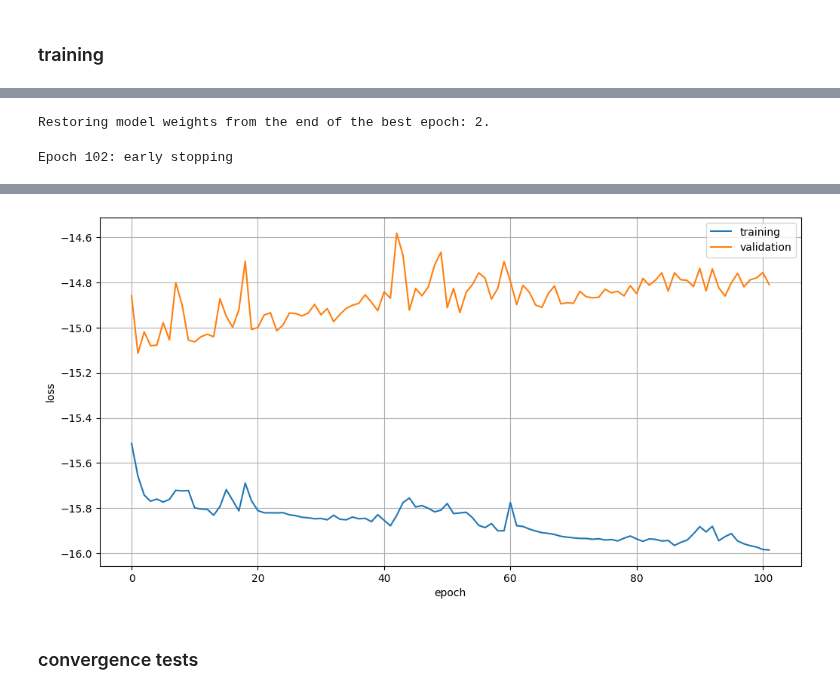
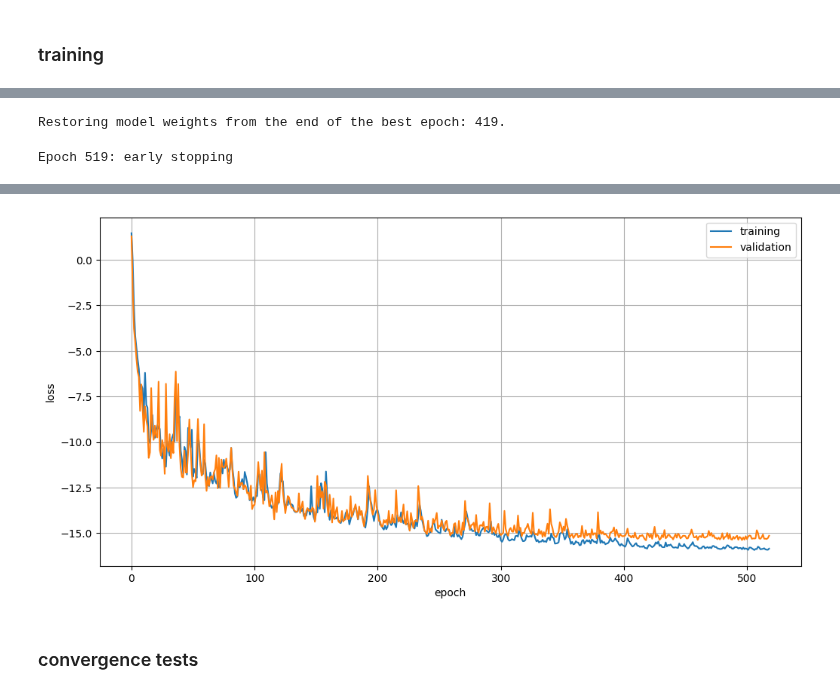
Before and after one commit to des-science/multiprobe-simulation-inference, a Jupyter notebook: notebooks/gmm_network.ipynb, the cells around one changed output, grey strips where cells are left out. Cells and saved outputs as stored; diff of their text form; code cells hidden in the pictures.

```diff
--- a/notebooks/gmm_network.ipynb
+++ b/notebooks/gmm_network.ipynb
@@ -36,12 +36,12 @@ conf = files.load_config("/global/homes/a/athomsen/multiprobe-simulation-forward
 base_dir = "/pscratch/sd/a/athomsen/run_files/v6/lensing_only"
 
 # delta loss
-# model_dir = "delta/2024-01-12_19-35-59_resnet_vanilla"
+model_dir = "delta/2024-01-12_19-35-59_resnet_vanilla"
 
 # likelihood loss
-model_dir = "likelihood/2024-01-22_05-29-26_resnet_vanilla"
+# model_dir = "likelihood/2024-01-22_05-29-26_resnet_vanilla"
 
-n_steps = 80000
+n_steps = 200000
 params = ["Om", "s8", "w0", "Aia", "n_Aia"]
 # %% [markdown]
 #### clustering only
@@ -57,5 +69,5 @@ fidu_preds, grid_preds, grid_cosmos, file_dict = preprocessing.get_reshaped_netw
 
 # output directory and file names
 out_dir = os.path.join(base_dir, model_dir)
-label = f"{n_steps}_gmm"
+label = f"{n_steps}_steps"
 # %% [output]
@@ -114,7 +126,7 @@ model.fit(
     learning_rate_min=1e-6,
     # early stopping
     n_patience_epochs=100,
-    min_delta=0.01,
+    min_delta=0.001,
     save_model=True,
 )
 # %% [output]
@@ -122,2 +134,2 @@ model.fit(
-Restoring model weights from the end of the best epoch: 2.
+Restoring model weights from the end of the best epoch: 419.
-Epoch 102: early stopping
+Epoch 519: early stopping
@@ -125,4 +137,4 @@ Epoch 102: early stopping
-[figure, old version]
+[figure, new version]
 # %% [markdown]
 ### convergence tests
 # %%
```
Also changed, not shown: parts of 8 cells of this notebook, 6 other files.
